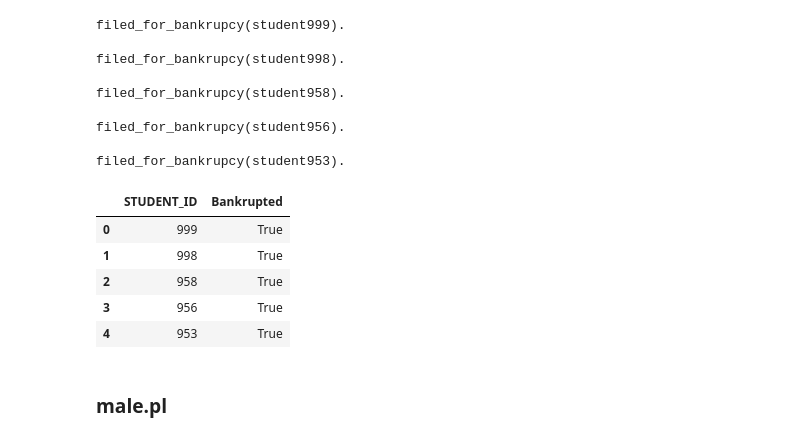
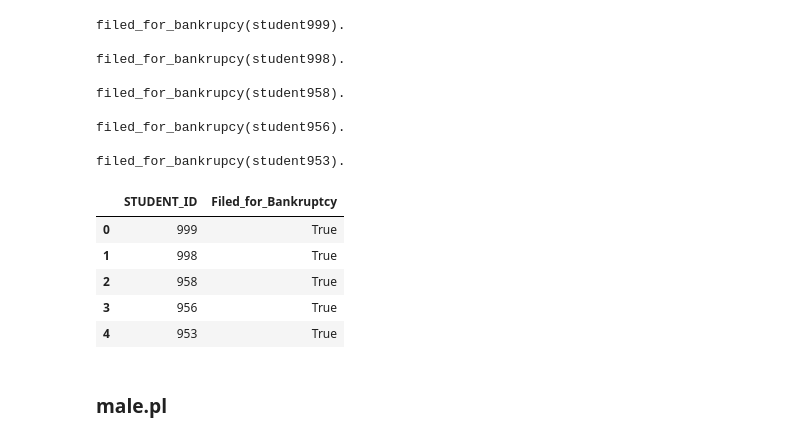
Before and after one commit to mjvillamayor/IST340-Final-Project, a Jupyter notebook: KDDM_Project.ipynb, the cells around one changed output. Drawn from its saved outputs; the diff is of its cells as text; code cells hidden in the pictures.

```diff
--- a/KDDM_Project.ipynb
+++ b/KDDM_Project.ipynb
@@ -246,19 +246,19 @@ filed_for_bankrupcy(student953).
 # %%
 # Extract student number and bankruptcy status
 data = []
 for line in lines: # for each row
     match = re.match(r'filed_for_bankrupcy\(student(\d+)\)\.', line.strip())
     if match:
         student_number = int(match.group(1)) # Extract the student ID and convert to integer
         bankruptcy_status = bool(match.group(0))
         data.append((student_number, bankruptcy_status))
 
 
 # Convert to DataFrame
-bankruptcy_df = pd.DataFrame(data, columns=['STUDENT_ID', 'Bankrupted'])
+bankruptcy_df = pd.DataFrame(data, columns=['STUDENT_ID', 'Filed_for_Bankruptcy'])
 bankruptcy_df.head()
 # %% [output]
-|  | STUDENT_ID | Bankrupted |
+|  | STUDENT_ID | Filed_for_Bankruptcy |
 | 0 | 999 | True |
 | 1 | 998 | True |
 | 2 | 958 | True |
```
Also changed, not shown: parts of 14 cells of this notebook, 1 other file.
